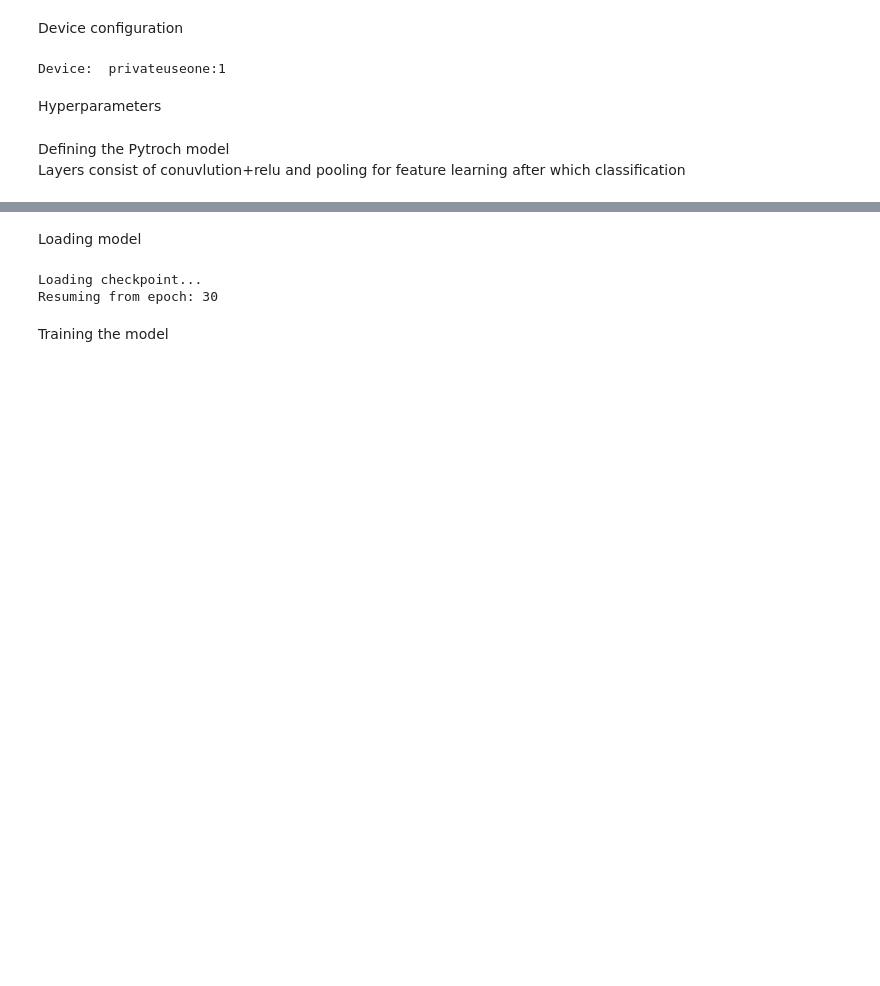
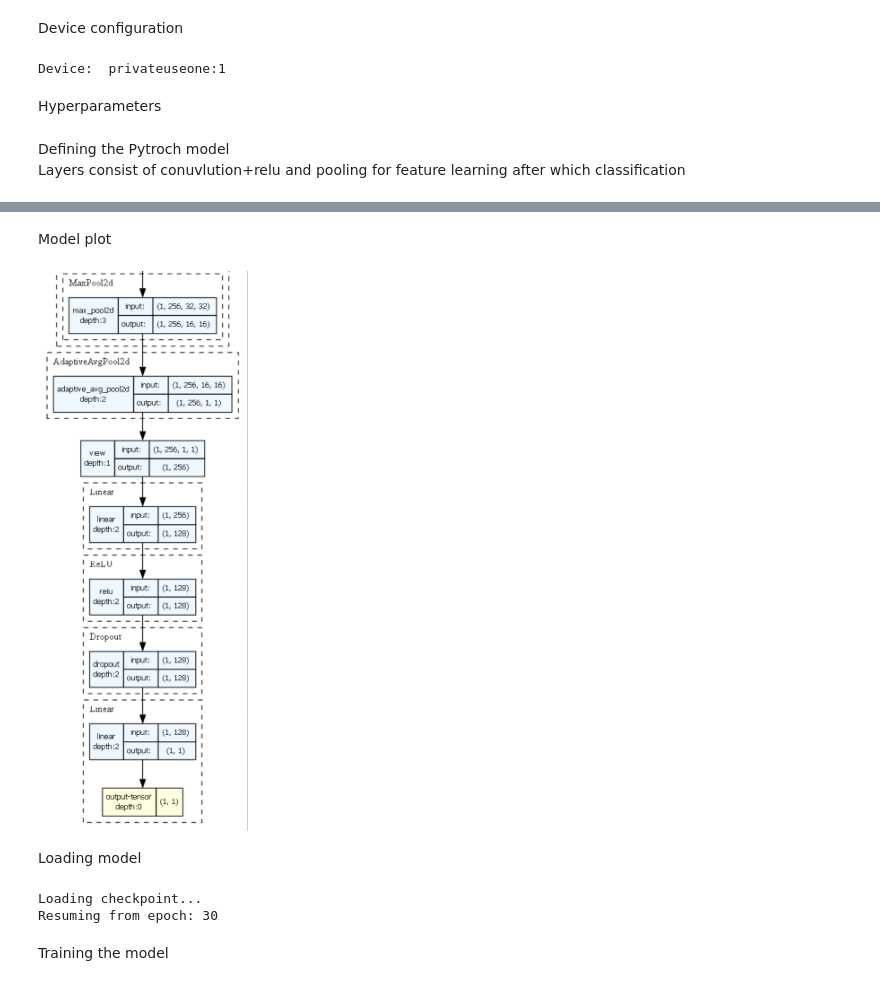
Before and after one commit to Andreasest/ai-image-detection, a Jupyter notebook: Aidetect.ipynb, the cells around one changed output, grey strips where cells are left out. Drawn from its saved outputs; the diff is of its cells as text; code cells hidden in the pictures; blank space fills up the shorter version.

Commit message:
Added a model summary and plot

```diff
--- a/Aidetect.ipynb
+++ b/Aidetect.ipynb
@@ -189,3 +215,10 @@ class AiImageClassifier(nn.Module):
+# %% [markdown]
+Model plot
+# %%
+from IPython.display import Image, display
+display(Image(filename='model_architecture.png'))
+# %% [output]
+[figure, added]
 # %% [markdown]
 Loading model
 # %%
```
Also changed, not shown: parts of 2 cells of this notebook, 1 other file.
